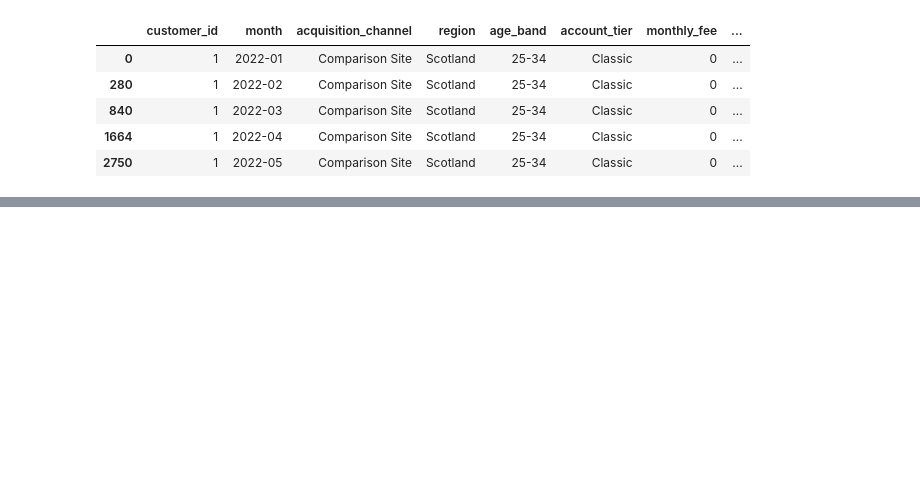
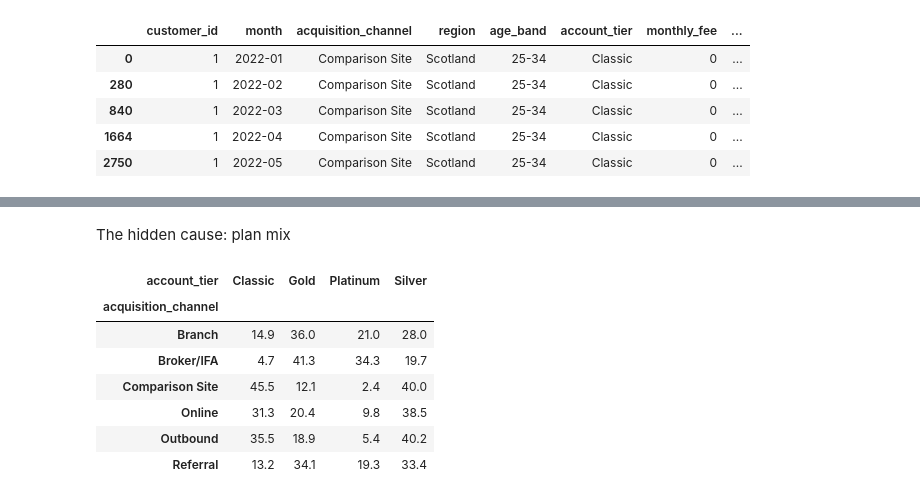
Before and after one commit to geraintmelville/moneycraft_project, a Jupyter notebook: MoneyCraft.ipynb, the cells around one changed output, grey strips where cells are left out. Saved outputs shown, nothing was run; the diff lists cells and outputs as text; code cells hidden in the pictures; blank space fills up the shorter version.

```diff
--- a/MoneyCraft.ipynb
+++ b/MoneyCraft.ipynb
@@ -413,0 +570,16 @@ df.head()
+# %% [markdown]
+The hidden cause: plan mix
+# %%
+# One row per customer (drop_duplicates), then see each channel's split across the plans
+first_rows = df.drop_duplicates('customer_id')
+plan_mix = pd.crosstab(first_rows['acquisition_channel'], first_rows['account_tier'], normalize='index') * 100
+plan_mix.round(1)
+# %% [output]
+| account_tier | Classic | Gold | Platinum | Silver |
+| acquisition_channel |  |  |  |  |
+| Branch | 14.9 | 36.0 | 21.0 | 28.0 |
+| Broker/IFA | 4.7 | 41.3 | 34.3 | 19.7 |
+| Comparison Site | 45.5 | 12.1 | 2.4 | 40.0 |
+| Online | 31.3 | 20.4 | 9.8 | 38.5 |
+| Outbound | 35.5 | 18.9 | 5.4 | 40.2 |
+| Referral | 13.2 | 34.1 | 19.3 | 33.4 |
```
Also changed, not shown: parts of 40 cells of this notebook.
